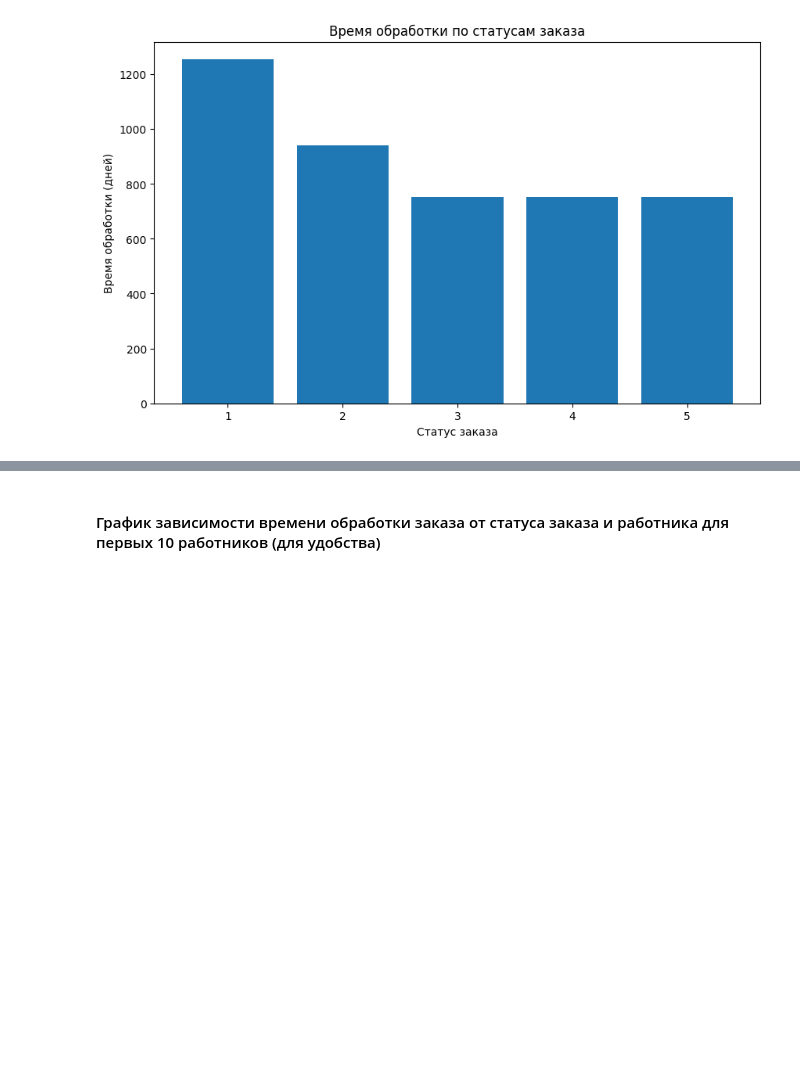
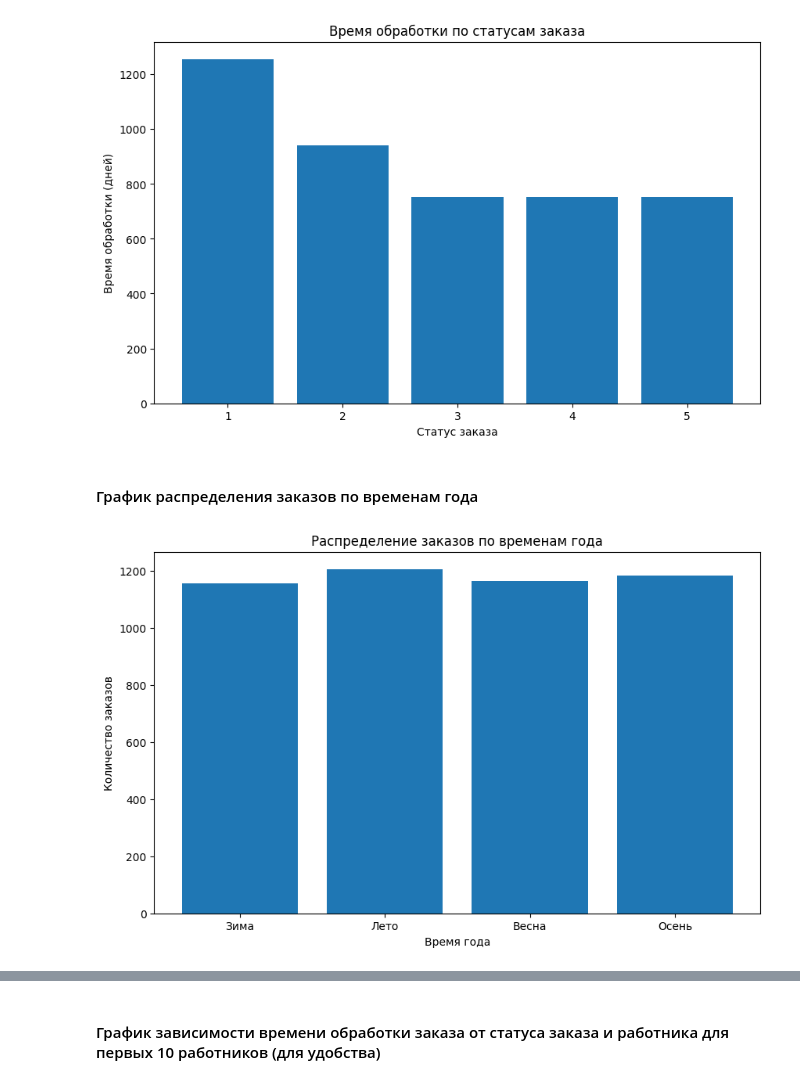
Before and after one commit to IgorFandre/sutk-database, a Jupyter notebook: ipynb_notebooks/research.ipynb, the cells around one changed output, grey strips where cells are left out. Cells and saved outputs as stored; diff of their text form; code cells hidden in the pictures; blank space fills up the shorter version.

Commit message:
Added graphics

```diff
--- a/ipynb_notebooks/research.ipynb
+++ b/ipynb_notebooks/research.ipynb
@@ -121,3 +123,41 @@ plt.title('Время обработки по статусам заказа')
 plt.show()
 # %% [output]
 [figure]
+# %% [markdown]
+#### График распределения заказов по временам года
+# %%
+query = '''
+    WITH tmp AS (
+        SELECT
+            order_id,
+            CASE
+                WHEN EXTRACT(MONTH FROM order_date) BETWEEN 3 AND 5 THEN
+                    'Весна'
+                WHEN EXTRACT(MONTH FROM order_date) BETWEEN 6 AND 8 THEN
+                    'Лето'
+                WHEN EXTRACT(MONTH FROM order_date) BETWEEN 9 AND 11 THEN
+                    'Осень'
+                ELSE
+                    'Зима'
+            END AS season
+        FROM sutk.orders
+    )
+    SELECT
+        season,
+        count(*)
+    FROM tmp
+    GROUP BY season;
+'''
+
+seasons_distribution = pd.read_sql_query(query, conn)
+
+plt.figure(figsize=(10, 6))
+plt.bar(seasons_distribution['season'], seasons_distribution['count'])
+plt.xlabel('Время года')
+plt.ylabel('Количество заказов')
+plt.title('Распределение заказов по временам года')
+
+clear_output()
+plt.show()
+# %% [output]
+[figure, added]
```
Also changed, not shown: parts of 6 cells of this notebook.
